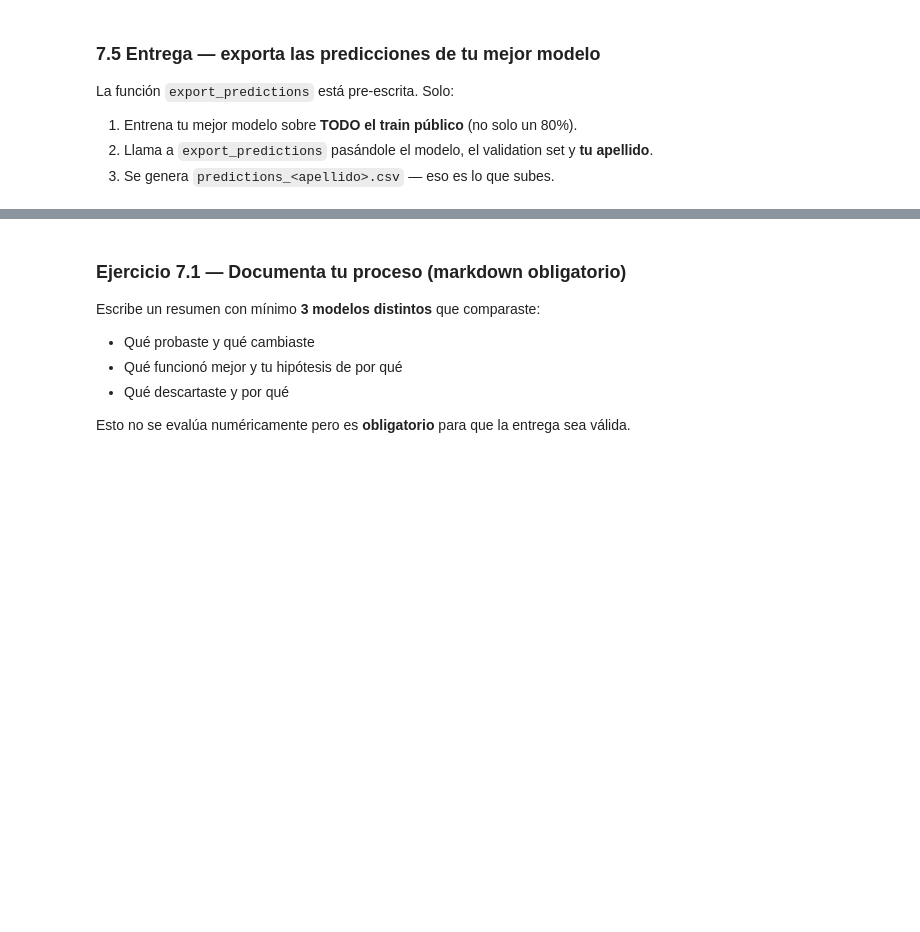
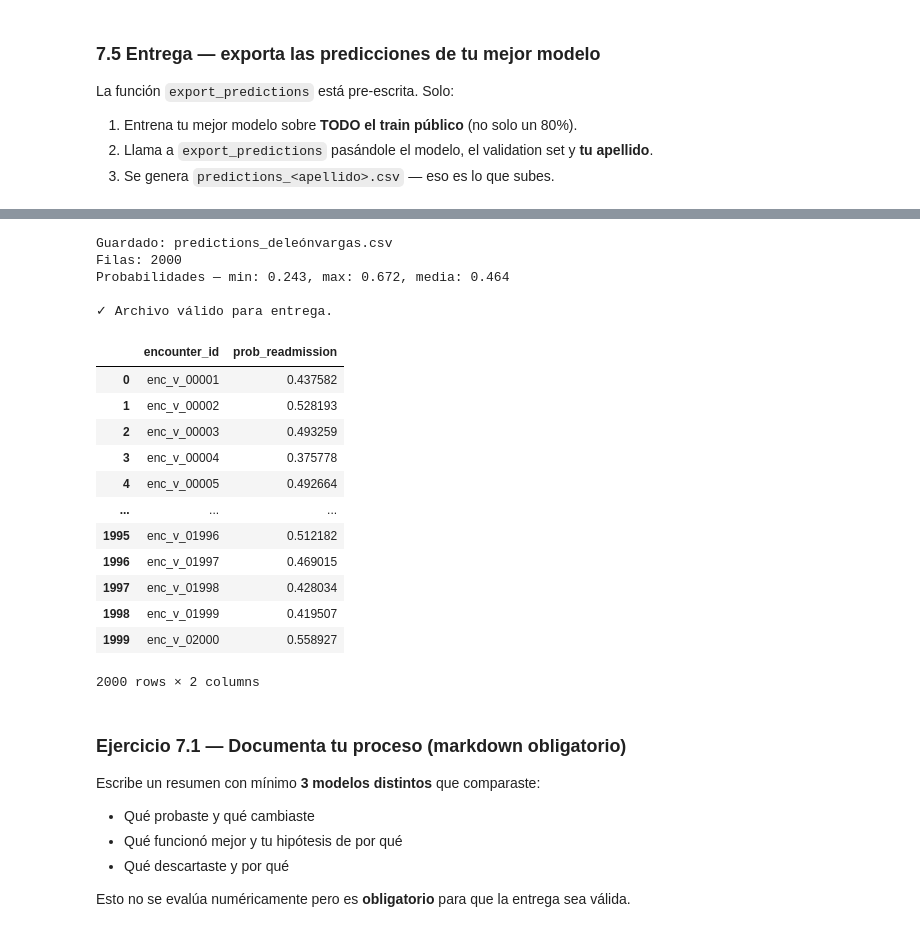
Before and after one commit to Gianca2029/healthdatalab, a Jupyter notebook: labs/lab-6-machine-learning/notebooks/Lab06_Machine_Learning_Supervisado.ipynb, the cells around one changed output, grey strips where cells are left out. Drawn from its saved outputs; the diff is of its cells as text; code cells hidden in the pictures; blank space fills up the shorter version.

Commit message:
Checkpoint 7: modelo final entregado

```diff
--- a/labs/lab-6-machine-learning/notebooks/Lab06_Machine_Learning_Supervisado.ipynb
+++ b/labs/lab-6-machine-learning/notebooks/Lab06_Machine_Learning_Supervisado.ipynb
@@ -968,13 +980,32 @@ print("export_predictions lista.")
 # %%
 # ── ENTREGA FINAL ──
 # 1. Elige tu mejor modelo (cambia el nombre si ganó otro):
 mi_mejor_modelo = build_pipeline(candidates['rf_pequeno'])
 
 # 2. Entrena sobre TODO el train (no solo un 80%):
 mi_mejor_modelo.fit(X, y)
 
 # 3. Exporta las predicciones (cambia 'TuApellido' por el tuyo):
-export_predictions(mi_mejor_modelo, X_validation, 'TuApellido')
+export_predictions(mi_mejor_modelo, X_validation, 'deLeónVargas')
+# %% [output]
+Guardado: predictions_deleónvargas.csv
+Filas: 2000
+Probabilidades — min: 0.243, max: 0.672, media: 0.464
+
+✓ Archivo válido para entrega.
+|  | encounter_id | prob_readmission |
+| 0 | enc_v_00001 | 0.437582 |
+| 1 | enc_v_00002 | 0.528193 |
+| 2 | enc_v_00003 | 0.493259 |
+| 3 | enc_v_00004 | 0.375778 |
+| 4 | enc_v_00005 | 0.492664 |
+| ... | ... | ... |
+| 1995 | enc_v_01996 | 0.512182 |
+| 1996 | enc_v_01997 | 0.469015 |
+| 1997 | enc_v_01998 | 0.428034 |
+| 1998 | enc_v_01999 | 0.419507 |
+| 1999 | enc_v_02000 | 0.558927 |
+2000 rows × 2 columns
 # %% [markdown]
 ### Ejercicio 7.1 — Documenta tu proceso (markdown obligatorio)
 
```
Also changed, not shown: parts of 5 cells of this notebook.
